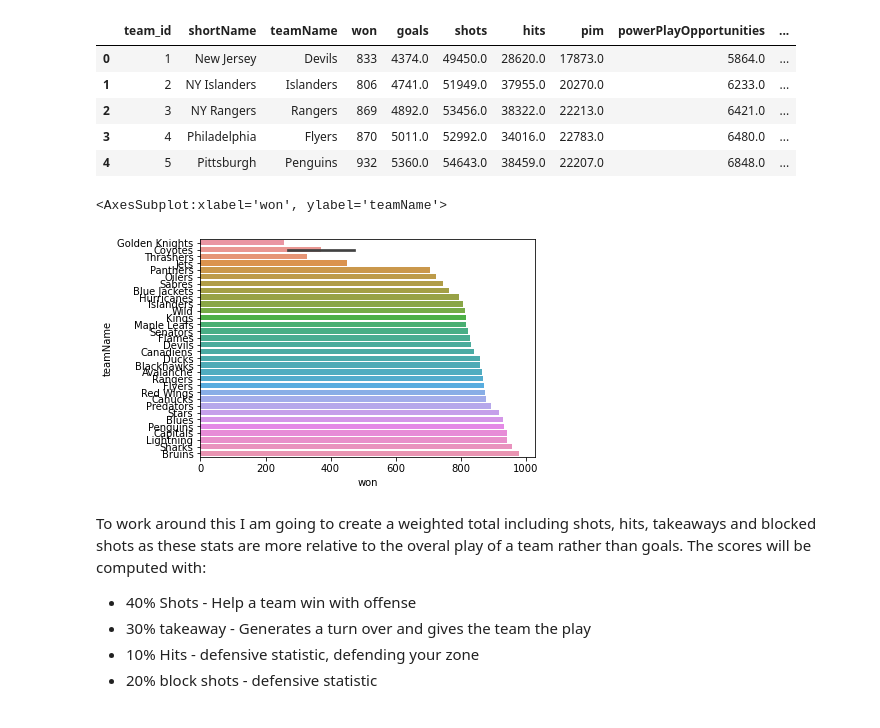
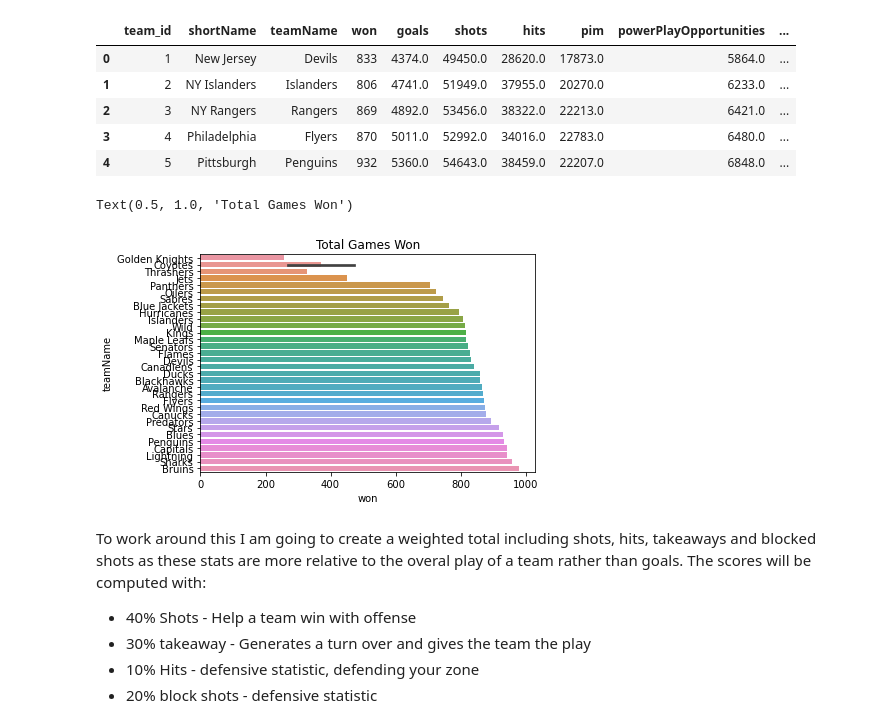
Before and after one commit to data301-2021-summer2/project-group39-project, a Jupyter notebook: analysis/Nhl-Analysis.ipynb, the cells around one changed output. Cells and saved outputs as stored; diff of their text form; code cells hidden in the pictures.

```diff
--- a/analysis/Nhl-Analysis.ipynb
+++ b/analysis/Nhl-Analysis.ipynb
@@ -147,9 +149,10 @@ total_df.head()
 # %%
 pd_df = total_df.sort_values(['won']).reset_index(drop=True)
 sns.barplot(x='won',y='teamName',data=pd_df,linewidth=1)
+plt.title("Total Games Won")
 # %% [output]
-<AxesSubplot:xlabel='won', ylabel='teamName'>
+Text(0.5, 1.0, 'Total Games Won')
-[figure, old version]
+[figure, new version]
 # %% [markdown]
 To work around this I am going to create a weighted total including shots, hits, takeaways and blocked shots as these stats are more relative to the overal play of a team rather than goals.
 The scores will be computed with:
```
Also changed, not shown: parts of 3 cells of this notebook, 7 other files.
